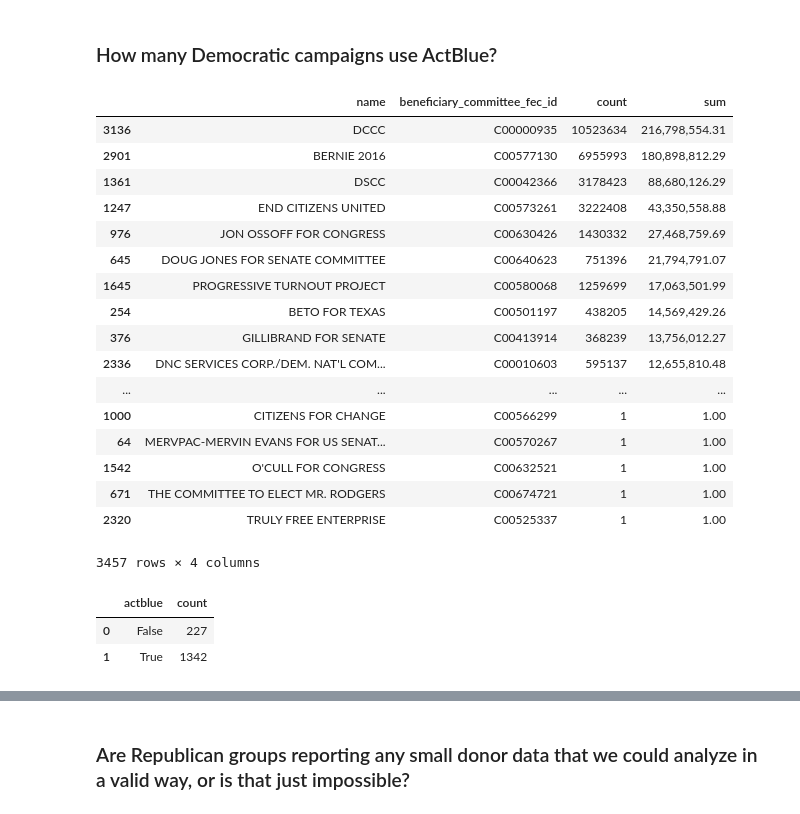
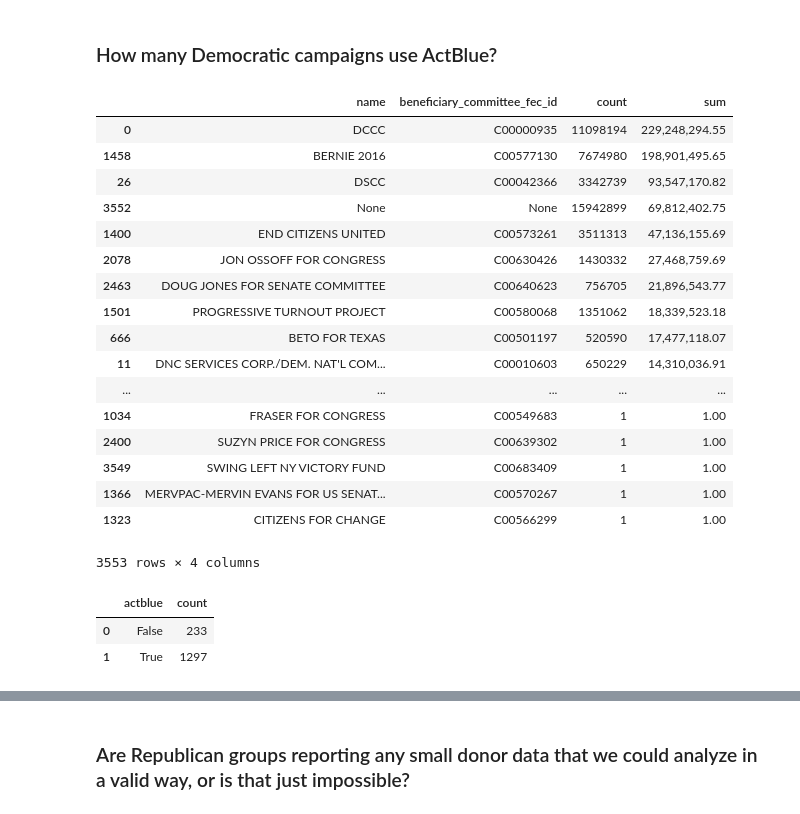
Before and after one commit to PublicI/actblue-analysis, a Jupyter notebook: basics.ipynb, the cells around one changed output, grey strips where cells are left out. Saved outputs shown, nothing was run; the diff lists cells and outputs as text; code cells hidden in the pictures.

```diff
--- a/basics.ipynb
+++ b/basics.ipynb
@@ -176,47 +176,38 @@ Text(0.5,1,'Total contributions by year')
 # %%
 actblue_transfers = read_or_save(
     'actblue_transfers',
     lambda: pd.read_sql("""
     SELECT fec_committees.name,
            totals.*
     FROM
       (SELECT beneficiary_committee_fec_id,
               count(*),
-              sum(expenditure_amount)
-       FROM fec_expenditures
-       WHERE filing_id IN
-           (SELECT filing_id
-            FROM fec_pac_summaries
-            JOIN fec_amended_filings USING (filing_id)
-            WHERE filer_committee_id_number = '""" + committee_id + """'
-              AND extract(YEAR
-                          FROM coverage_through_date) > """ + str(year_since) + """
-            ORDER BY coverage_through_date DESC)
-         AND form_type = 'SB23'
+              sum(contribution_amount)
+       FROM actblue_contribs
        GROUP BY beneficiary_committee_fec_id) AS totals
-    JOIN fec_committees ON beneficiary_committee_fec_id = fec_committees.id
+    LEFT JOIN fec_committees ON beneficiary_committee_fec_id = fec_committees.id
     """, con=conn)
 )
 actblue_transfers.sort_values(by=['sum'], ascending=False)
 # %% [output]
 |  | name | beneficiary_committee_fec_id | count | sum |
-| 3136 | DCCC | C00000935 | 10523634 | 216,798,554.31 |
-| 2901 | BERNIE 2016 | C00577130 | 6955993 | 180,898,812.29 |
-| 1361 | DSCC | C00042366 | 3178423 | 88,680,126.29 |
-| 1247 | END CITIZENS UNITED | C00573261 | 3222408 | 43,350,558.88 |
-| 976 | JON OSSOFF FOR CONGRESS | C00630426 | 1430332 | 27,468,759.69 |
-| 645 | DOUG JONES FOR SENATE COMMITTEE | C00640623 | 751396 | 21,794,791.07 |
-| 1645 | PROGRESSIVE TURNOUT PROJECT | C00580068 | 1259699 | 17,063,501.99 |
-| 254 | BETO FOR TEXAS | C00501197 | 438205 | 14,569,429.26 |
-| 376 | GILLIBRAND FOR SENATE | C00413914 | 368239 | 13,756,012.27 |
-| 2336 | DNC SERVICES CORP./DEM. NAT'L COM... | C00010603 | 595137 | 12,655,810.48 |
+| 0 | DCCC | C00000935 | 11098194 | 229,248,294.55 |
+| 1458 | BERNIE 2016 | C00577130 | 7674980 | 198,901,495.65 |
+| 26 | DSCC | C00042366 | 3342739 | 93,547,170.82 |
+| 3552 | None | None | 15942899 | 69,812,402.75 |
+| 1400 | END CITIZENS UNITED | C00573261 | 3511313 | 47,136,155.69 |
+| 2078 | JON OSSOFF FOR CONGRESS | C00630426 | 1430332 | 27,468,759.69 |
+| 2463 | DOUG JONES FOR SENATE COMMITTEE | C00640623 | 756705 | 21,896,543.77 |
+| 1501 | PROGRESSIVE TURNOUT PROJECT | C00580068 | 1351062 | 18,339,523.18 |
+| 666 | BETO FOR TEXAS | C00501197 | 520590 | 17,477,118.07 |
+| 11 | DNC SERVICES CORP./DEM. NAT'L COM... | C00010603 | 650229 | 14,310,036.91 |
 | ... | ... | ... | ... | ... |
-| 1000 | CITIZENS FOR CHANGE | C00566299 | 1 | 1.00 |
-| 64 | MERVPAC-MERVIN EVANS FOR US SENAT... | C00570267 | 1 | 1.00 |
-| 1542 | O'CULL FOR CONGRESS | C00632521 | 1 | 1.00 |
-| 671 | THE COMMITTEE TO ELECT MR. RODGERS | C00674721 | 1 | 1.00 |
-| 2320 | TRULY FREE ENTERPRISE | C00525337 | 1 | 1.00 |
+| 1034 | FRASER FOR CONGRESS | C00549683 | 1 | 1.00 |
+| 2400 | SUZYN PRICE FOR CONGRESS | C00639302 | 1 | 1.00 |
+| 3549 | SWING LEFT NY VICTORY FUND | C00683409 | 1 | 1.00 |
+| 1366 | MERVPAC-MERVIN EVANS FOR US SENAT... | C00570267 | 1 | 1.00 |
+| 1323 | CITIZENS FOR CHANGE | C00566299 | 1 | 1.00 |
-3457 rows × 4 columns
+3553 rows × 4 columns
 # %%
 actblue_proportion = read_or_save(
     'actblue_proportion',
@@ -245,19 +236,12 @@ actblue_proportion = read_or_save(
           FROM
             (SELECT beneficiary_committee_fec_id,
                     count(*) AS COUNT,
-                    sum(expenditure_amount)
-             FROM fec_expenditures
-             WHERE filing_id IN
-                 (SELECT filing_id
-                  FROM fec_pac_summaries
-                  JOIN fec_amended_filings USING (filing_id)
-                  WHERE filer_committee_id_number = '""" + committee_id + """'
-                    AND extract(YEAR
-                                FROM coverage_through_date) >= 2017
-                  ORDER BY coverage_through_date DESC)
-               AND form_type = 'SB23'
+                    sum(contribution_amount)
+             FROM actblue_contribs
+             WHERE extract(YEAR
+                                FROM contribution_date) >= 2017
              GROUP BY beneficiary_committee_fec_id) AS totals
-          JOIN fec_committees ON beneficiary_committee_fec_id = fec_committees.id) AS actblue_committees ON cand_pcc = beneficiary_committee_fec_id) AS actblue_candidates
+          LEFT JOIN fec_committees ON beneficiary_committee_fec_id = fec_committees.id) AS actblue_committees ON cand_pcc = beneficiary_committee_fec_id) AS actblue_candidates
     GROUP BY actblue
     """, con=conn)
 )
@@ -265,8 +249,8 @@ actblue_proportion = read_or_save(
 actblue_proportion
 # %% [output]
 |  | actblue | count |
-| 0 | False | 227 |
-| 1 | True | 1342 |
+| 0 | False | 233 |
+| 1 | True | 1297 |
 # %%
 actblue_proportion_amount = read_or_save(
     'actblue_proportion_amount',
```
Also changed, not shown: parts of 20 cells of this notebook, 16 other files.
